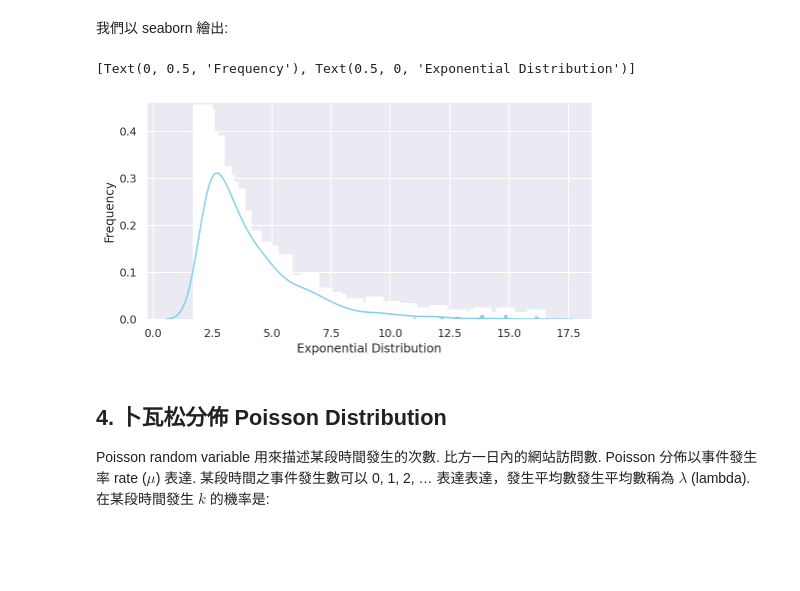
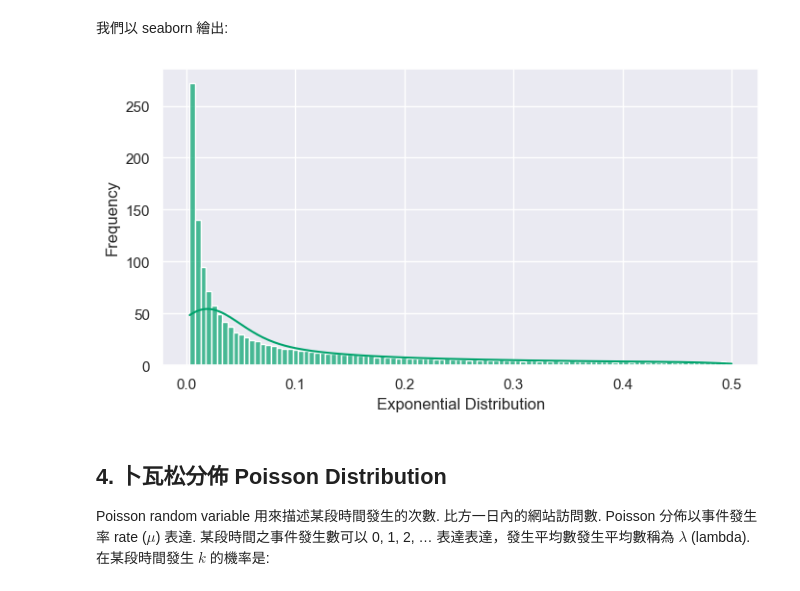
Before and after one commit to Skateboardguy/Temporary_File_Documents, a Jupyter notebook: MathProbabilityDistributions_作業.ipynb, the cells around one changed output. Saved outputs shown, nothing was run; the diff lists cells and outputs as text; code cells hidden in the pictures; blank space fills up the shorter version.

```diff
--- a/MathProbabilityDistributions_作業.ipynb
+++ b/MathProbabilityDistributions_作業.ipynb
@@ -172,16 +192,26 @@ data_expon = ### 你的程式碼 ###
+# %%
+def Exp_Dist(s,l,size = None):
+    np.random.seed(42)
+    if size == 1500:
+        x = np.linspace(0,10,size) # 定義x的範圍
+        return (1/2)*np.exp(-((1/2)*x))
+    else:
+        return np.random.exponential(s,l,size)
+data_expon = Exp_Dist(2,2,1500)
 # %% [markdown]
 我們以 seaborn 繪出:
 # %%
-ax = sns.distplot(data_expon,
+ax = sns.histplot(data_expon,
                   kde=True,
                   bins=100,
-                  color='skyblue',
-                  hist_kws={"linewidth": 15,'alpha':1})
+                  color='#00A36C',
+                  linewidth = 1,
+                  alpha = 0.7)
 
 ax.set(xlabel='Exponential Distribution', ylabel='Frequency')
+plt.show()
 # %% [output]
-[Text(0, 0.5, 'Frequency'), Text(0.5, 0, 'Exponential Distribution')]
-[figure, old version]
+[figure, new version]
 # %% [markdown]
 ## 4. 卜瓦松分佈 Poisson Distribution
 
```
Also changed, not shown: parts of 12 cells of this notebook, 1 other file.
